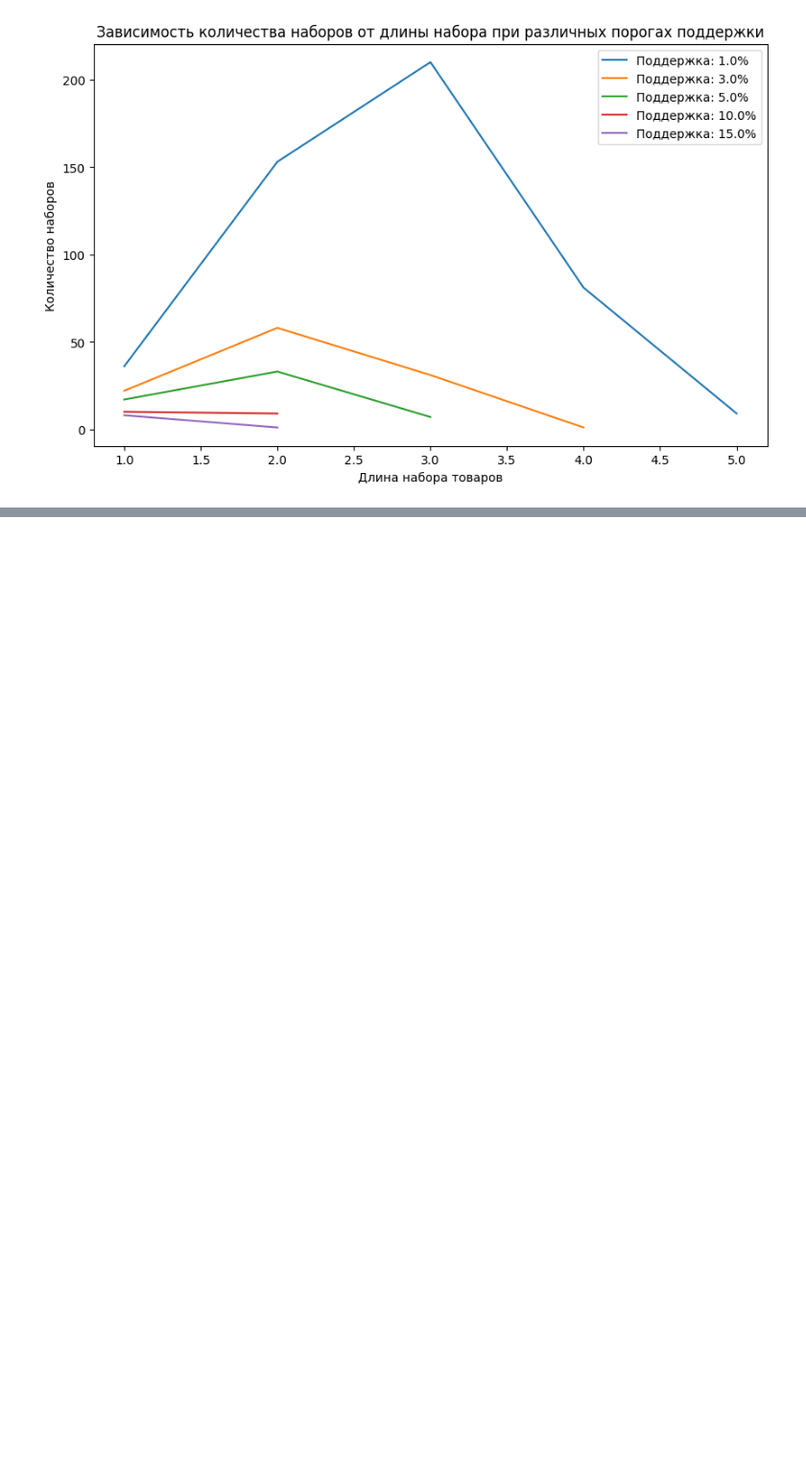
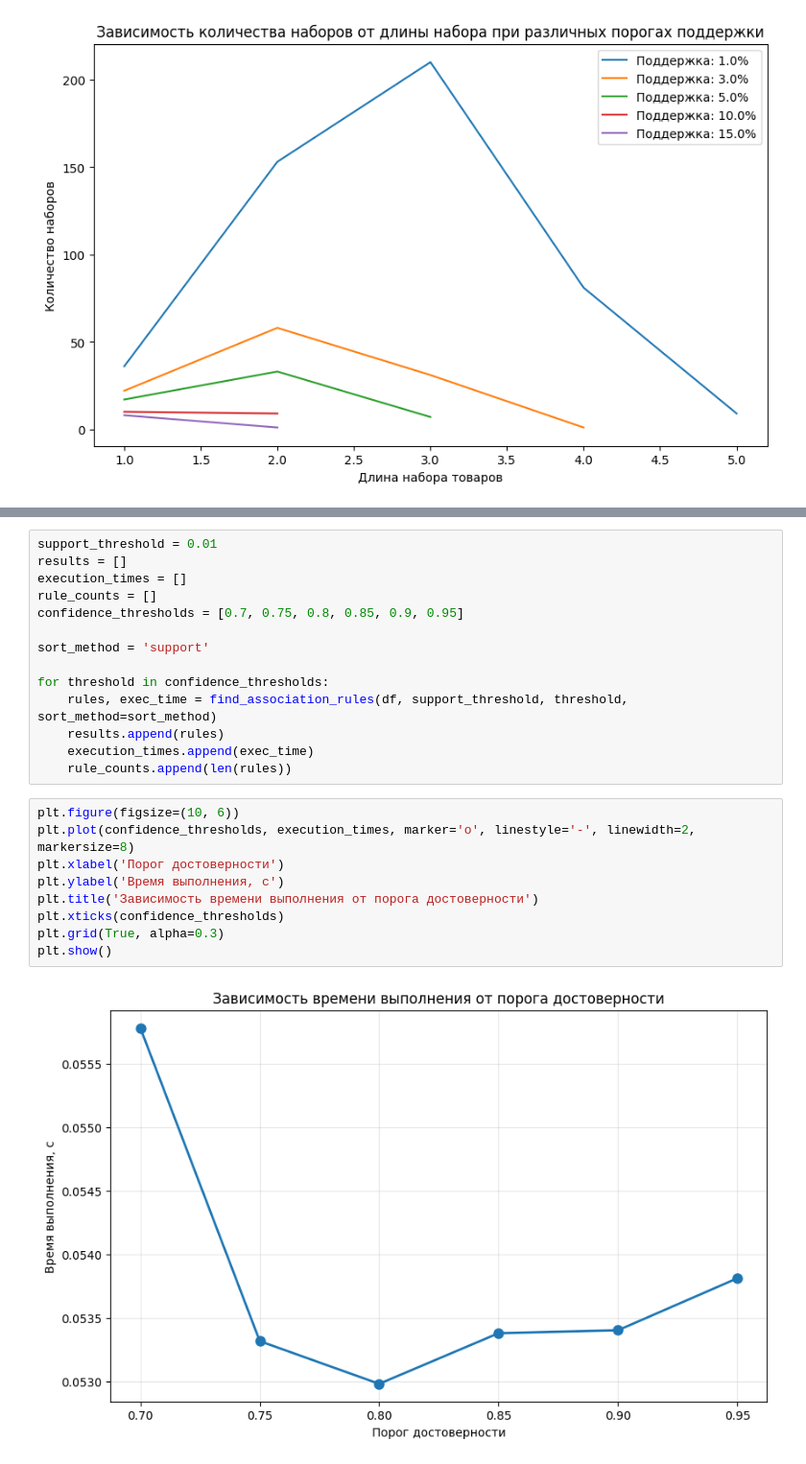
Before and after one commit to SMarkls/analasys, a Jupyter notebook: frequent_sets/notebook.ipynb, the cells around one changed output, grey strips where cells are left out. Shown at 96% size. Saved outputs shown, nothing was run; the diff lists cells and outputs as text; blank space fills up the shorter version.

```diff
--- a/frequent_sets/notebook.ipynb
+++ b/frequent_sets/notebook.ipynb
@@ -94,0 +123,25 @@ plt.show()
+# %%
+support_threshold = 0.01
+results = []
+execution_times = []
+rule_counts = []
+confidence_thresholds = [0.7, 0.75, 0.8, 0.85, 0.9, 0.95]
+
+sort_method = 'support'
+
+for threshold in confidence_thresholds:
+    rules, exec_time = find_association_rules(df, support_threshold, threshold, sort_method=sort_method)
+    results.append(rules)
+    execution_times.append(exec_time)
+    rule_counts.append(len(rules))
+# %%
+plt.figure(figsize=(10, 6))
+plt.plot(confidence_thresholds, execution_times, marker='o', linestyle='-', linewidth=2, markersize=8)
+plt.xlabel('Порог достоверности')
+plt.ylabel('Время выполнения, с')
+plt.title('Зависимость времени выполнения от порога достоверности')
+plt.xticks(confidence_thresholds)
+plt.grid(True, alpha=0.3)
+plt.show()
+# %% [output]
+[figure, added]
```
Also changed, not shown: parts of 7 cells of this notebook, 3 other files.
